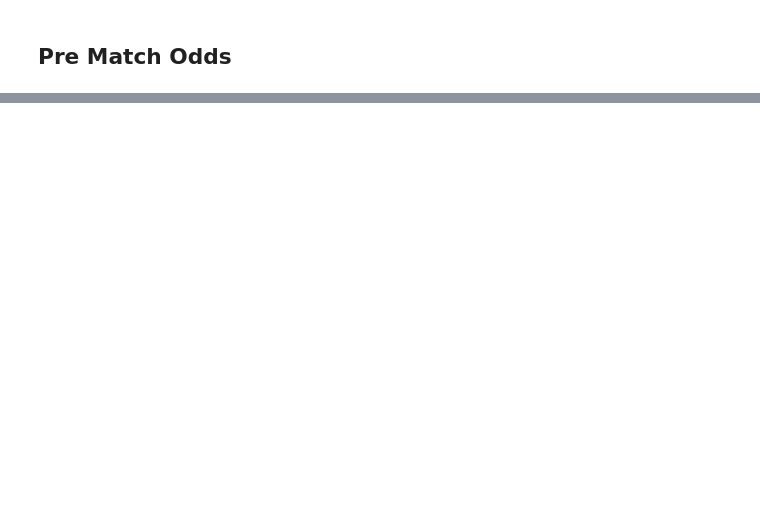
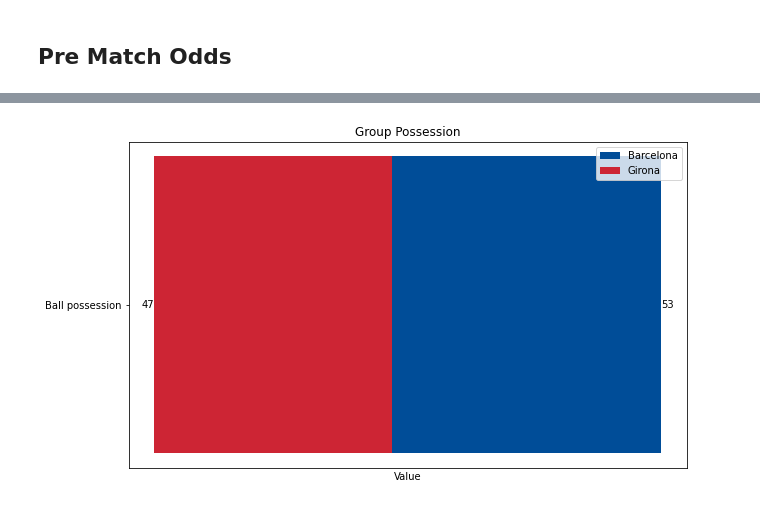
Before and after one commit to Football-Analytics-UCU/Girona, a Jupyter notebook: Barcelona-Girona.ipynb, the cells around one changed output, grey strips where cells are left out. Cells and saved outputs as stored; diff of their text form; code cells hidden in the pictures; blank space fills up the shorter version.

```diff
--- a/Barcelona-Girona.ipynb
+++ b/Barcelona-Girona.ipynb
@@ -26,0 +83,5 @@ jupyter: python3
+# %%
+# Assuming your JSON is stored in a variable named 'match_statistics'
+show_stats_data(match_statistics['0']['statistics'][1])
+# %% [output]
+[figure, added]
```
Also changed, not shown: parts of 66 cells of this notebook, 32 other files.
